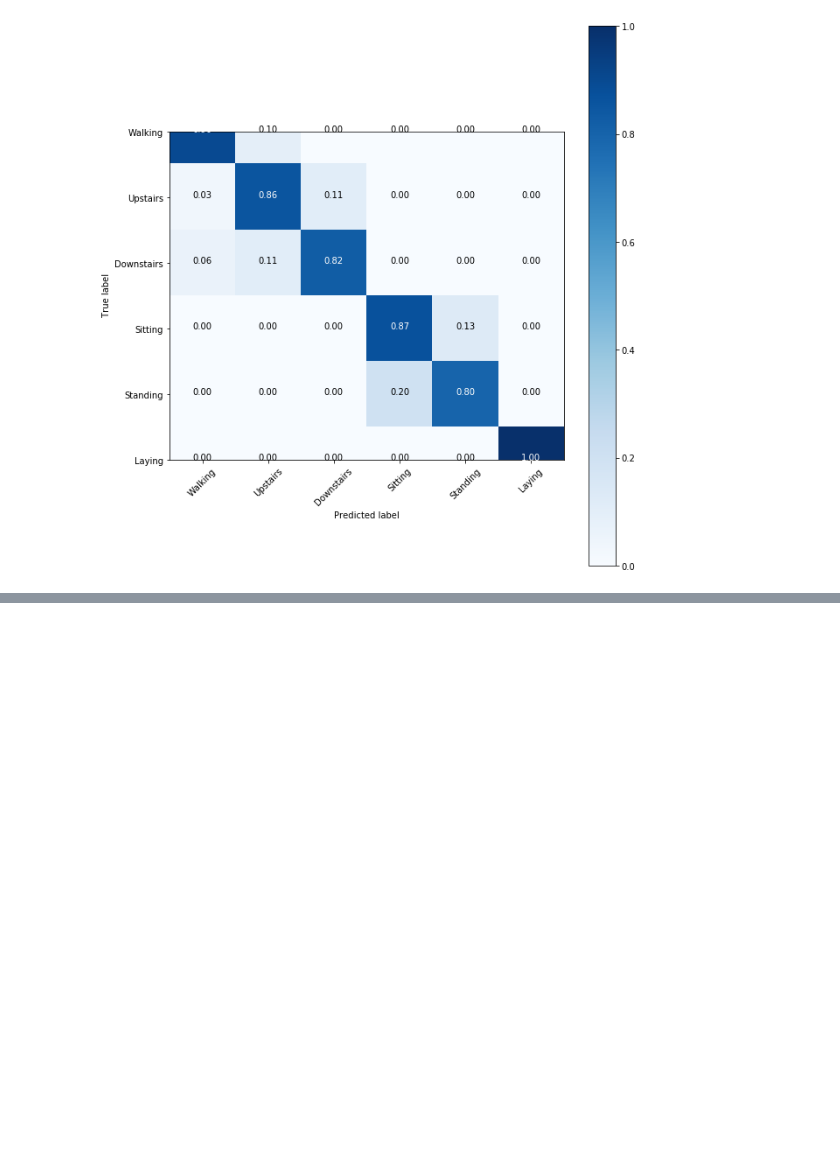
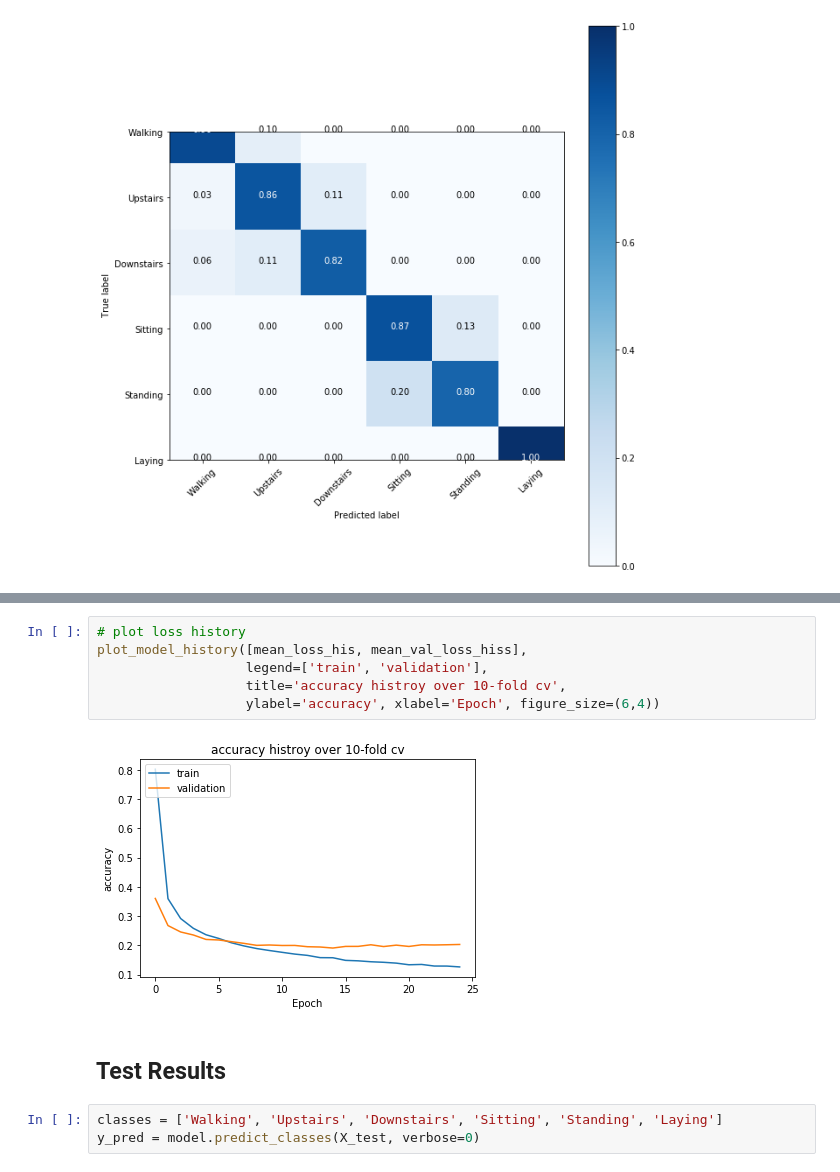
Before and after one commit to anaramirli/human-activity-recognition, a Jupyter notebook: 4. model building and testing.ipynb, the cells around one changed output, grey strips where cells are left out. Saved outputs shown, nothing was run; the diff lists cells and outputs as text; blank space fills up the shorter version.

```diff
--- a/4. model building and testing.ipynb
+++ b/4. model building and testing.ipynb
@@ -249,0 +348,13 @@ plot_confusion_matrix(confusion_matrix(y_pred, y_test), classes, 'Predicted labe
+# %%
+# plot loss history
+plot_model_history([mean_loss_his, mean_val_loss_hiss],
+                   legend=['train', 'validation'],
+                   title='accuracy histroy over 10-fold cv',
+                   ylabel='accuracy', xlabel='Epoch', figure_size=(6,4))
+# %% [output]
+[figure, added]
+# %% [markdown]
+## Test Results
+# %%
+classes = ['Walking', 'Upstairs', 'Downstairs', 'Sitting', 'Standing', 'Laying']
+y_pred = model.predict_classes(X_test, verbose=0)
```
Also changed, not shown: parts of 17 cells of this notebook, 2 other files.
